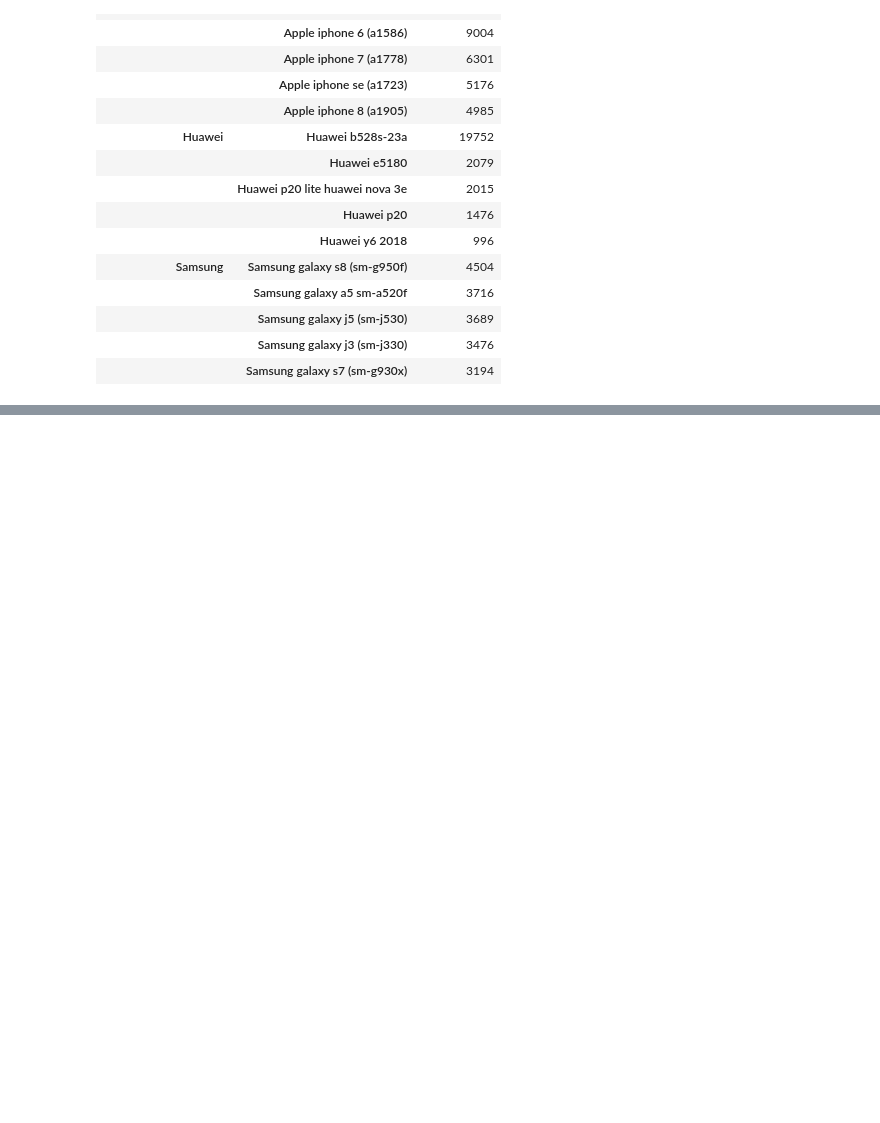
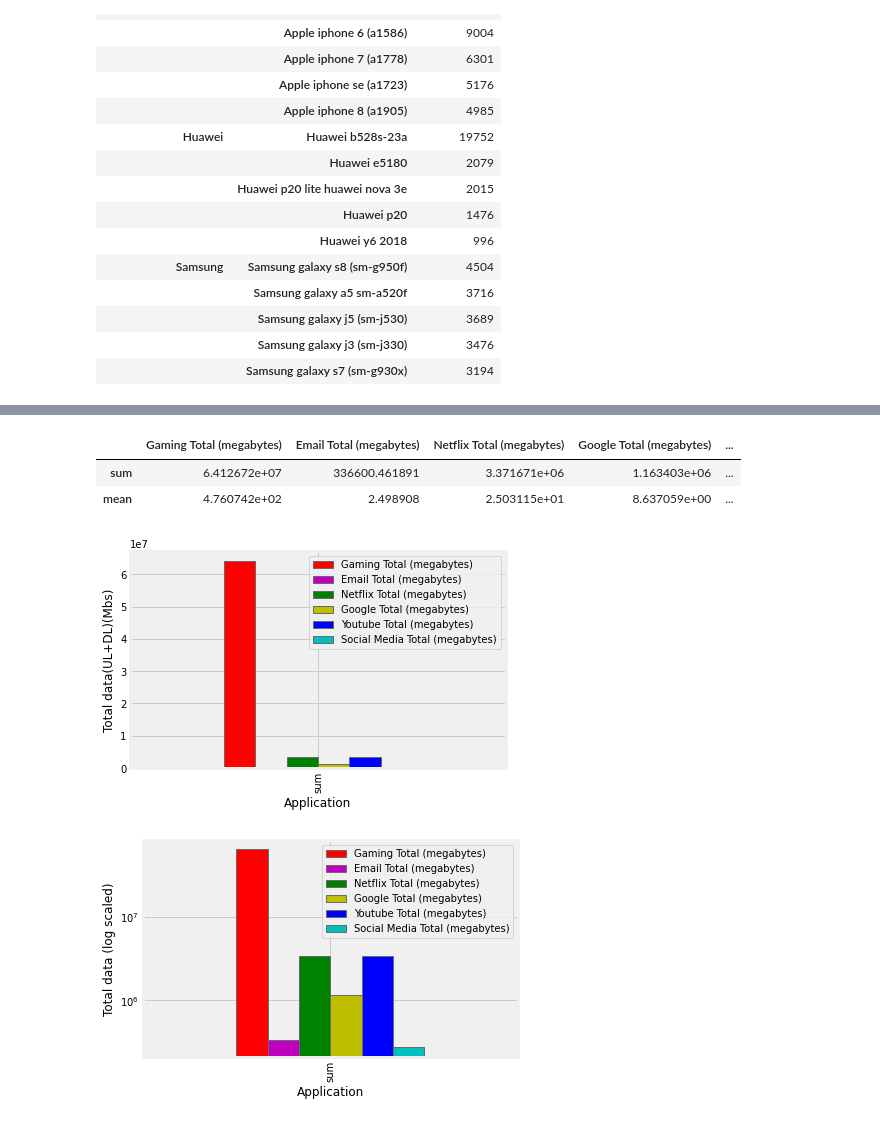
Before and after one commit to fbagire/Telecomm_data_analysis, a Jupyter notebook: data_cleaning.ipynb, the cells around one changed output, grey strips where cells are left out. Saved outputs shown, nothing was run; the diff lists cells and outputs as text; code cells hidden in the pictures; blank space fills up the shorter version.

```diff
--- a/data_cleaning.ipynb
+++ b/data_cleaning.ipynb
@@ -446,0 +405,24 @@ _=sns.pairplot(df_grouped_bytesdata[['Total DL (Bytes)','Total UL (Bytes)','Soci
+# %%
+# apps_usage=df.aggregate({'Social Media Total (megabytes)': ['sum', 'mean', 'median'],
+#               'Email Total (megabytes)': ['sum', 'mean', 'median'],
+#               'Google Total (megabytes)': ['sum', 'mean', 'median'],
+#               'Youtube Total (megabytes)': ['sum', 'mean', 'median'],
+#               'Netflix Total (megabytes)': ['sum', 'mean', 'median'],
+#               'Gaming Total (megabytes)': ['sum', 'mean', 'median'],
+#               'Other Total (megabytes)': ['sum', 'mean', 'median']})
+
+app_cols=set(dist_cols)-set(['Dur. (s)','Total DL (Bytes)','Total UL (Bytes)','Total Data (megabytes)'])
+apps_usage=df_grouped_bytesdata[app_cols].aggregate(['sum','mean'])
+# %%
+apps_usage
+# %% [output]
+|  | Gaming Total (megabytes) | Email Total (megabytes) | Netflix Total (megabytes) | Google Total (megabytes) | ... |
+| sum | 6.412672e+07 | 336600.461891 | 3.371671e+06 | 1.163403e+06 | ... |
+| mean | 4.760742e+02 | 2.498908 | 2.503115e+01 | 8.637059e+00 | ... |
+# %%
+_=apps_usage.loc[['sum']].plot(kind='bar',color=['r','m','g','y','b','c'],xlabel='Application',ylabel='Total data(UL+DL)(Mbs)')
+_=apps_usage.loc[['sum']].plot(kind='bar',color=['r','m','g','y','b','c'],logy=True,
+                               xlabel='Application',ylabel='Total data (log scaled)')
+# %% [output]
+[figure, added]
+[figure, added]
```
Also changed, not shown: parts of 56 cells of this notebook.
